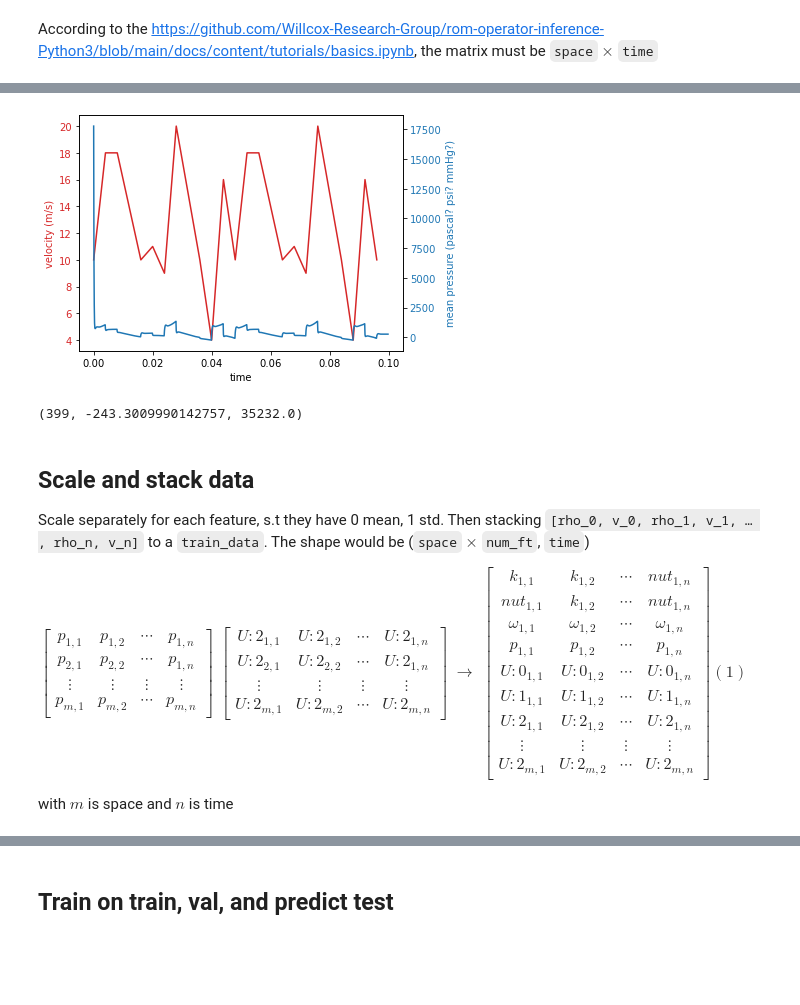
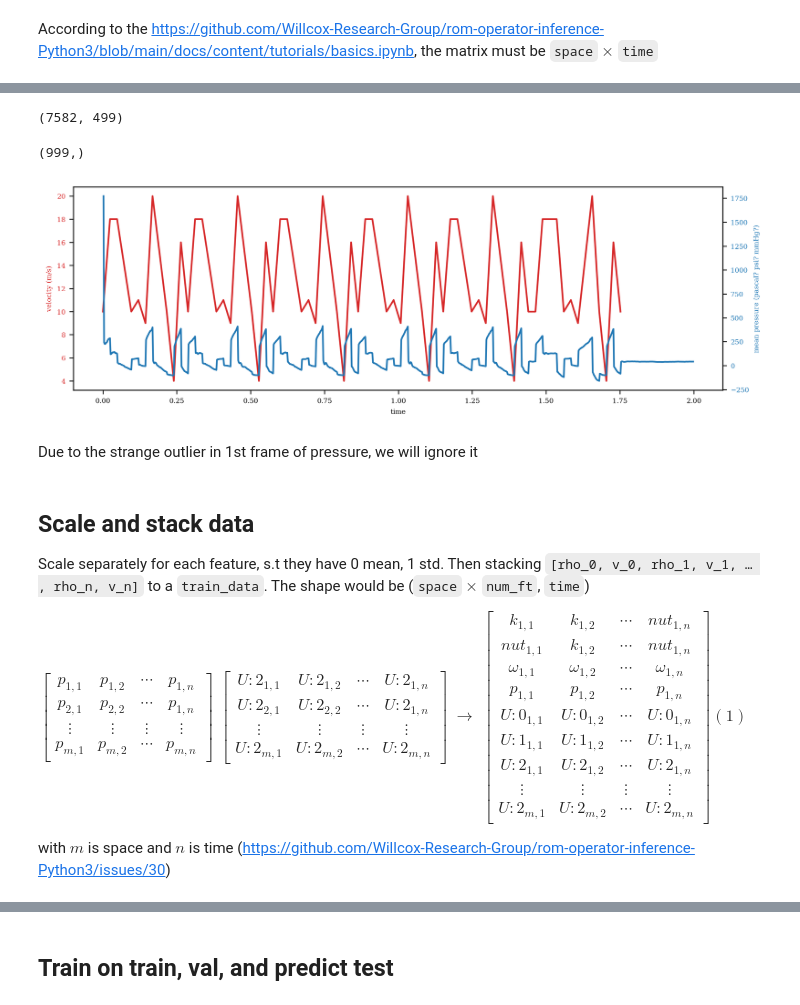
Before and after one commit to minhtriet/hydrogen_emb, a Jupyter notebook: opinf.ipynb, the cells around one changed output, grey strips where cells are left out. Saved outputs shown, nothing was run; the diff lists cells and outputs as text; code cells hidden in the pictures; blank space fills up the shorter version.

```diff
--- a/opinf.ipynb
+++ b/opinf.ipynb
@@ -12,3 +19,8 @@ import itertools
 # %%
 # !pip install git+https://github.com/Willcox-Research-Group/rom-operator-inference-Python3.git
+# %%
+# Matplotlib customizations.
+plt.rc("figure", dpi=300, figsize=(9,3))
+plt.rc("font", family="serif", size=6)
+plt.rc("legend", edgecolor='none')
 # %%
@@ -58,3 +76,6 @@ DELTA_T = 1e-4 # step of a time
+# %%
+DELTA_T = 2e-3 # step of a time
+MAX_T = 2
 # %% [markdown]
 According to the https://github.com/Willcox-Research-Group/rom-operator-inference-Python3/blob/main/docs/content/tutorials/basics.ipynb, the matrix must be `space` $\times$ `time`
 # %%
@@ -70,26 +91,35 @@ all_pressures.shape
 # %%
 all_pressures_mean = all_pressures.mean(0)
+# %%
+tables['train_p'].shape
+# %% [output]
+(7582, 499)
+# %%
+all_pressures_mean.shape
+# %% [output]
+(999,)
 # %%
 fig, ax1 = plt.subplots()
+x1 = np.arange(DELTA_T, MAX_T, DELTA_T)
 
 color = 'tab:red'
 ax1.set_xlabel('time')
 ax1.set_ylabel('velocity (m/s)', color=color)
 ax1.plot(v_inlet_bc['t'], v_inlet_bc['Uz'], color=color)
 ax1.tick_params(axis='y', labelcolor=color)
 
 ax2 = ax1.twinx()
 
 color = 'tab:blue'
-ax2.set_ylabel('mean pressure (pascal? psi? mmHg?)', color=color)  # we already handled the x-label with ax1
-ax2.plot(np.arange(0,0.0999,1e-4), all_pressures_mean)
+ax2.set_ylabel('mean pressure (pascal? psi? mmHg?)', color=color)
+ax2.plot(x1, all_pressures_mean)
 ax2.tick_params(axis='y', labelcolor=color)
 
-fig.tight_layout()  # otherwise the right y-label is slightly clipped
+fig.tight_layout()
 plt.show()
+
+# todo ignore the 1st step of data
+
+# for future, BC as a forcing term
 # %% [output]
-[figure, old version]
+[figure, new version]
-# %%
-all_pressures_mean.argmin(), all_pressures_mean.min(), all_pressures.max()
-# %% [output]
-(399, -243.3009990142757, 35232.0)
@@ -97,0 +126,2 @@ all_pressures_mean.argmin(), all_pressures_mean.min(), all_pressures.max()
+# %% [markdown]
+Due to the strange outlier in 1st frame of pressure, we will ignore it
@@ -119,4 +153,4 @@ $
 \begin{bmatrix} k_{1,1} & k_{1,2} & \cdots & nut_{1,n} \\ nut_{1,1} & k_{1,2} & \cdots & nut_{1,n} \\ \omega_{1,1} & \omega_{1,2} & \cdots & \omega_{1,n} \\  p_{1,1} & p_{1,2} & \cdots & p_{1,n} \\  U:0_{1,1} & U:0_{1,2} & \cdots & U:0_{1,n} \\  U:1_{1,1} & U:1_{1,2} & \cdots & U:1_{1,n} \\  U:2_{1,1} & U:2_{1,2} & \cdots & U:2_{1,n} \\ \vdots & \vdots & \vdots & \vdots \\ U:2_{m,1} & U:2_{m,2} & \cdots & U:2_{m,n} \end{bmatrix}  (1)
 $
 
-with $m$ is space and $n$ is time
+with $m$ is space and $n$ is time (https://github.com/Willcox-Research-Group/rom-operator-inference-Python3/issues/30)
```
Also changed, not shown: parts of 65 cells of this notebook.
